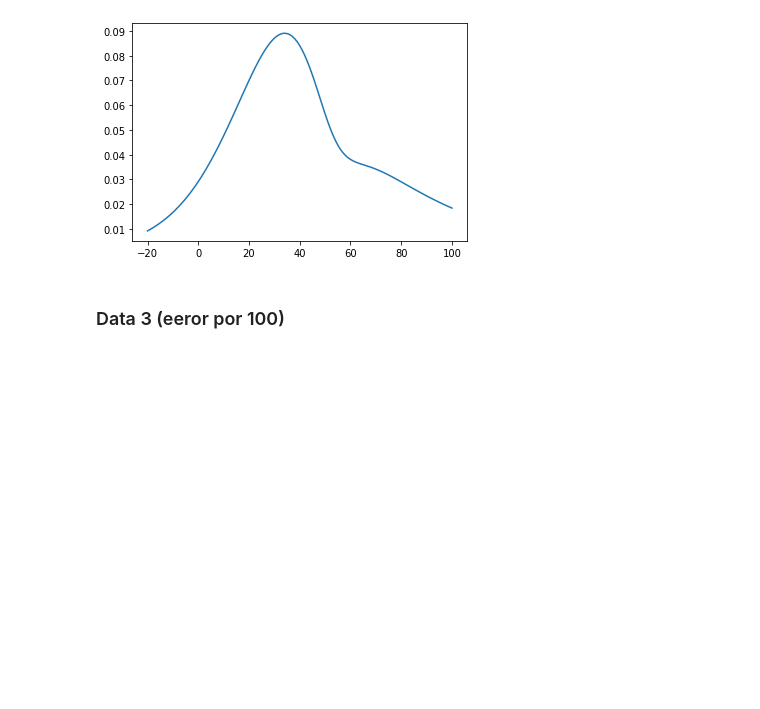
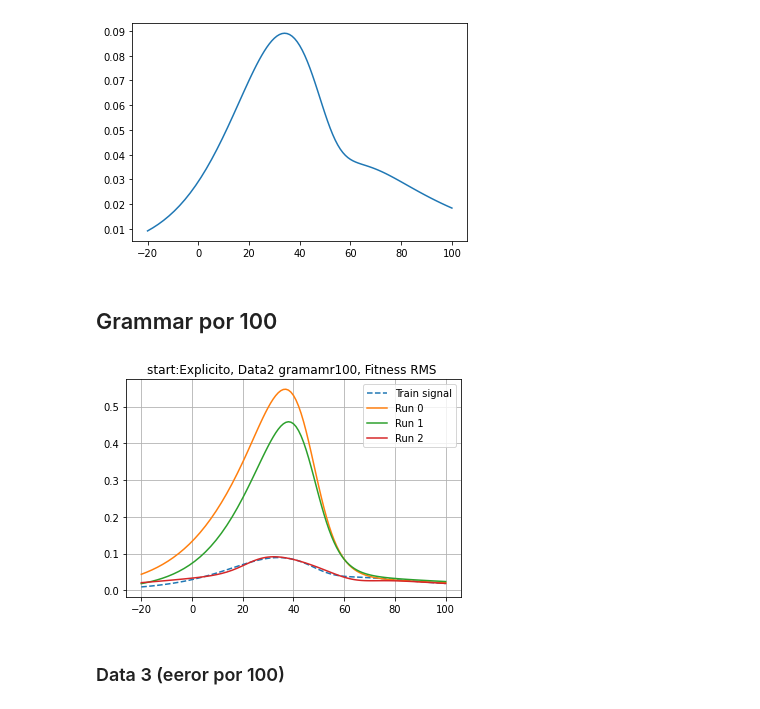
Before and after one commit to nfierroflo/Evolutionary-computation, a Jupyter notebook: evolutivacompletoc1.ipynb, the cells around one changed output. Saved outputs shown, nothing was run; the diff lists cells and outputs as text; code cells hidden in the pictures; blank space fills up the shorter version.

```diff
--- a/evolutivacompletoc1.ipynb
+++ b/evolutivacompletoc1.ipynb
@@ -131,3 +128,13 @@ plotResult(t,Totalv3,g0(t),g1(t), g2(t),'Explicito, Fitnes Default')
+# %% [markdown]
+## Grammar por 100
+# %%
+g0=lambda x: (0.926*(1-0.305*(x-59.7)/65.73)/(1+np.exp((32.6-x)/15.76)))*(1-sigmoid(0.2*(x-(14.76+31.8))))+(sigmoid(0.2*(x-(04.24+22.9))))*(0.292*(1-0.882)*np.exp((55.42+33.3-x)/55.56)/(1+np.exp((33.2-x)/66.90)))
+g1=lambda x: (0.860*(1-0.087*(x-53.2)/11.61)/(1+np.exp((35.2-x)/12.88)))*(1-sigmoid(0.2*(x-(11.95+34.7))))+(sigmoid(0.2*(x-(21.85+25.0))))*(0.181*(1-0.555)*np.exp((19.15+31.7-x)/56.02)/(1+np.exp((28.8-x)/79.15)))
+g2=lambda x: (0.679*(1-0.293*(x-52.0)/41.48)/(1+np.exp((23.2-x)/10.95)))*(1-sigmoid(0.2*(x-(02.60+48.2))))+(sigmoid(0.2*(x-(18.31+22.2))))*(0.137*(1-0.634)*np.exp((55.03+22.0-x)/39.43)/(1+np.exp((50.3-x)/89.43)))
+g2=lambda x: (0.648*(1-0.520*(x-54.4)/01.06)/(1+np.exp((35.8-x)/23.52)))*(1-sigmoid(0.2*(x-(33.34+31.1))))+(sigmoid(0.2*(x-(01.23+21.4))))*(0.754*(1-0.066)*np.exp((99.23+45.5-x)/38.81)/(1+np.exp((32.2-x)/40.61)))
+plotResult(t,Totalv3,g0(t),g1(t), g2(t)/100,'Explicito, Data2 gramamr100, Fitness RMS ')
+# %% [output]
+[figure, added]
 # %% [markdown]
 ### Data 3 (eeror por 100)
 # %%
```
Also changed, not shown: parts of 6 cells of this notebook.
